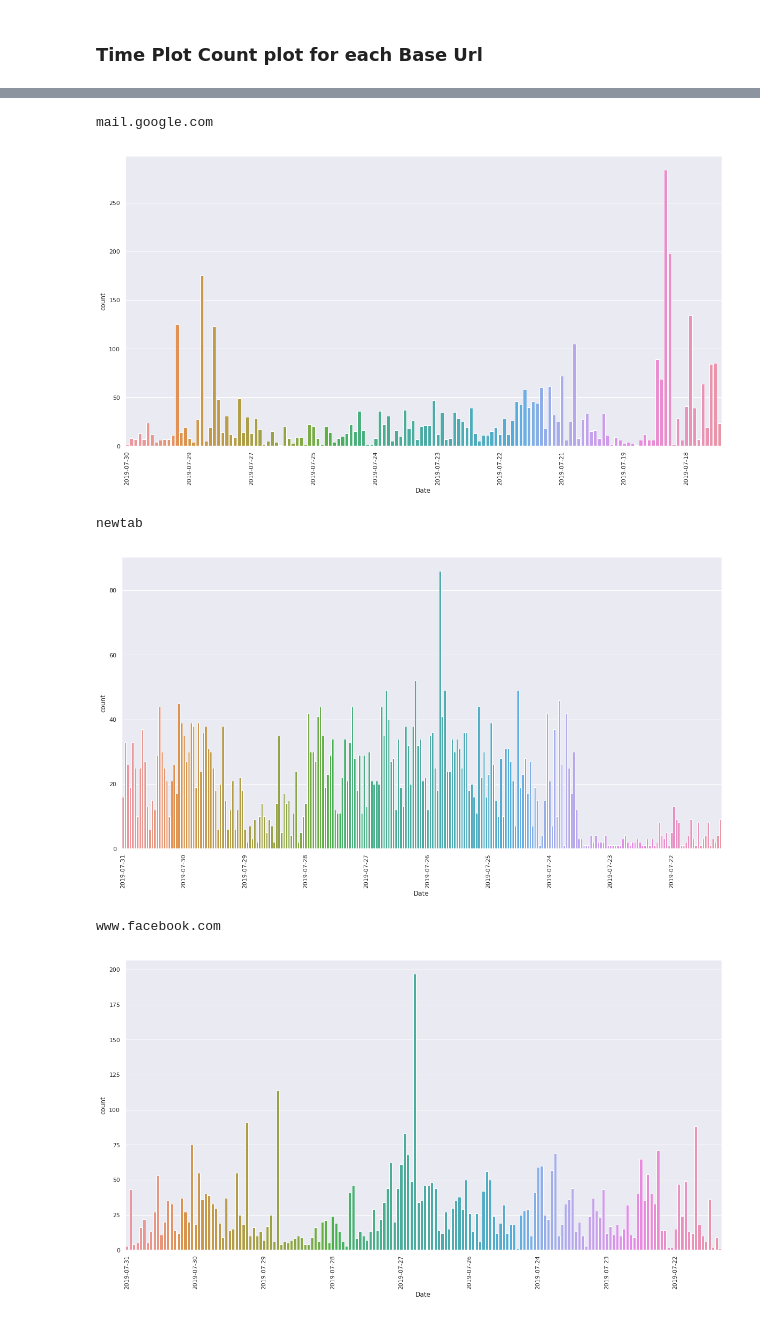
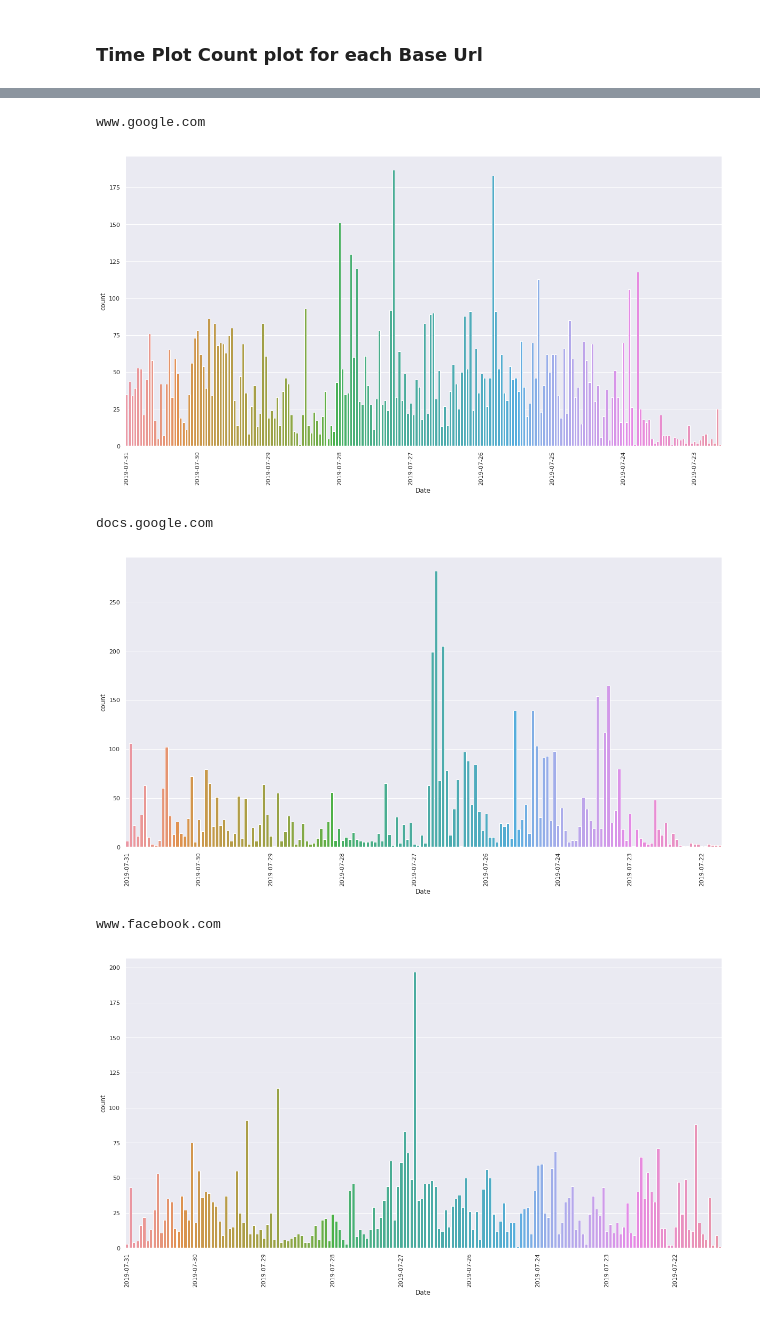
Before and after one commit to aditj/browser_history_analysis, a Jupyter notebook: Browser History.ipynb, the cells around one changed output, grey strips where cells are left out. Saved outputs shown, nothing was run; the diff lists cells and outputs as text; code cells hidden in the pictures.

```diff
--- a/Browser History.ipynb
+++ b/Browser History.ipynb
@@ -423,7 +423,7 @@ Music
 # %% [markdown]
 ### Time Plot Count plot for each Base Url
 # %%
-for url in top_10_df["Base_Url"].unique():
+for url in top_10:
     if url=="Not Available" or url=="New Tab":
         continue
     data= df[df["Base_Url"]==url]
@@ -442,6 +442,6 @@ www.google.com
-mail.google.com
+www.google.com
-[figure, old version]
+[figure, new version]
-newtab
+docs.google.com
-[figure, old version]
+[figure, new version]
 www.facebook.com
 [figure]
```
Also changed, not shown: parts of 9 cells of this notebook, 1 other file.
